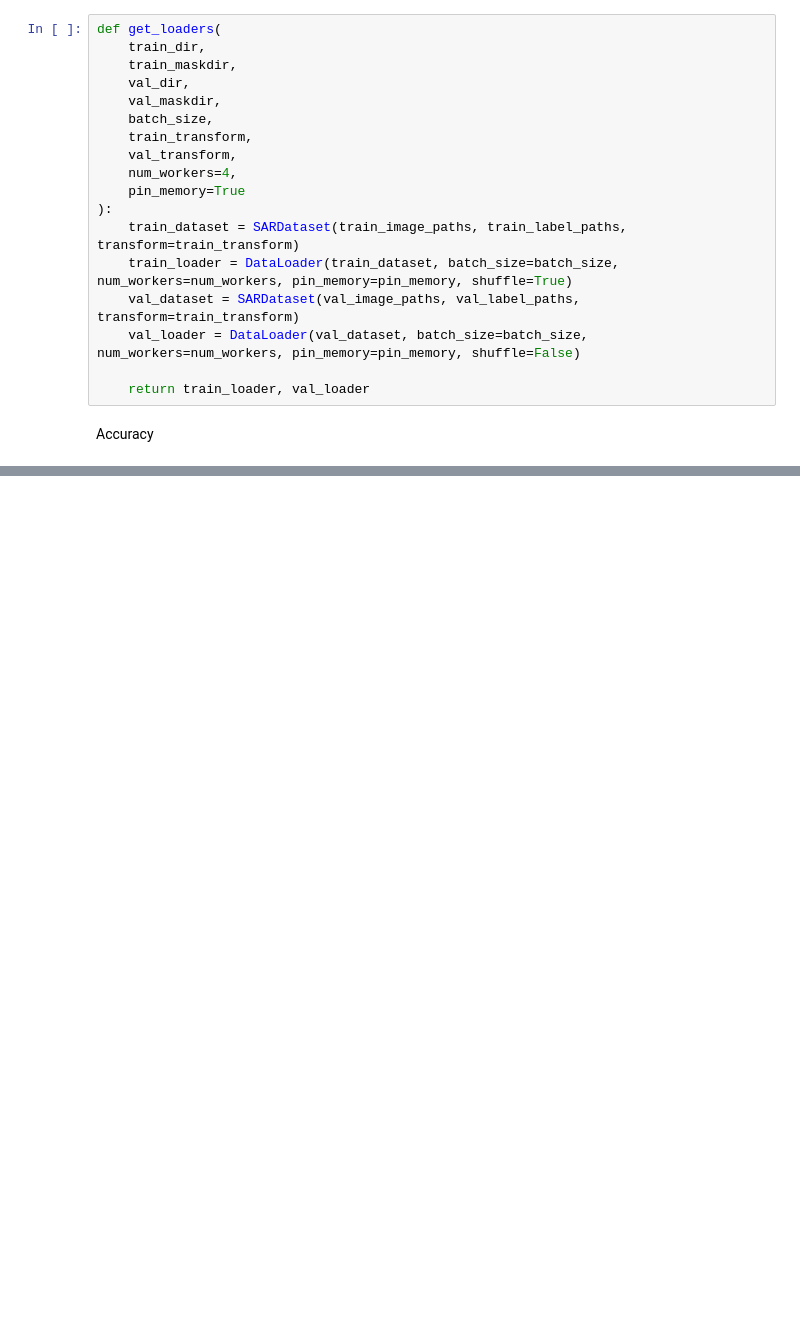
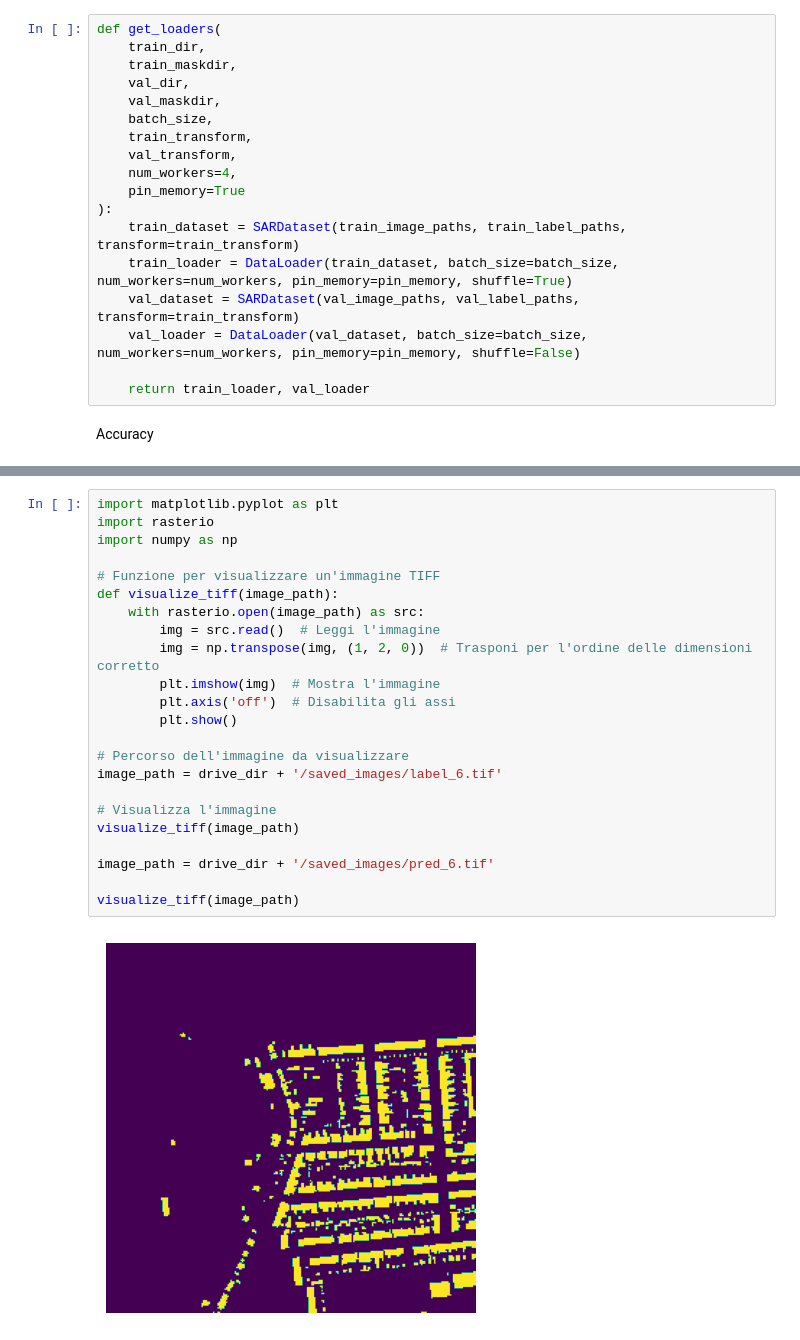
Before and after one commit to ccsed/ProgettoLabAI, a Jupyter notebook: Progetto.ipynb, the cells around one changed output, grey strips where cells are left out. Saved outputs shown, nothing was run; the diff lists cells and outputs as text; blank space fills up the shorter version.

```diff
--- a/Progetto.ipynb
+++ b/Progetto.ipynb
@@ -377 +397,26 @@ def save_predictions_as_imgs(
     model.train()
+# %%
+import matplotlib.pyplot as plt
+import rasterio
+import numpy as np
+
+# Funzione per visualizzare un'immagine TIFF
+def visualize_tiff(image_path):
+    with rasterio.open(image_path) as src:
+        img = src.read()  # Leggi l'immagine
+        img = np.transpose(img, (1, 2, 0))  # Trasponi per l'ordine delle dimensioni corretto
+        plt.imshow(img)  # Mostra l'immagine
+        plt.axis('off')  # Disabilita gli assi
+        plt.show()
+
+# Percorso dell'immagine da visualizzare
+image_path = drive_dir + '/saved_images/label_6.tif'
+
+# Visualizza l'immagine
+visualize_tiff(image_path)
+
+image_path = drive_dir + '/saved_images/pred_6.tif'
+
+visualize_tiff(image_path)
+# %% [output]
+[figure, added]
```
Also changed, not shown: parts of 9 cells of this notebook.
